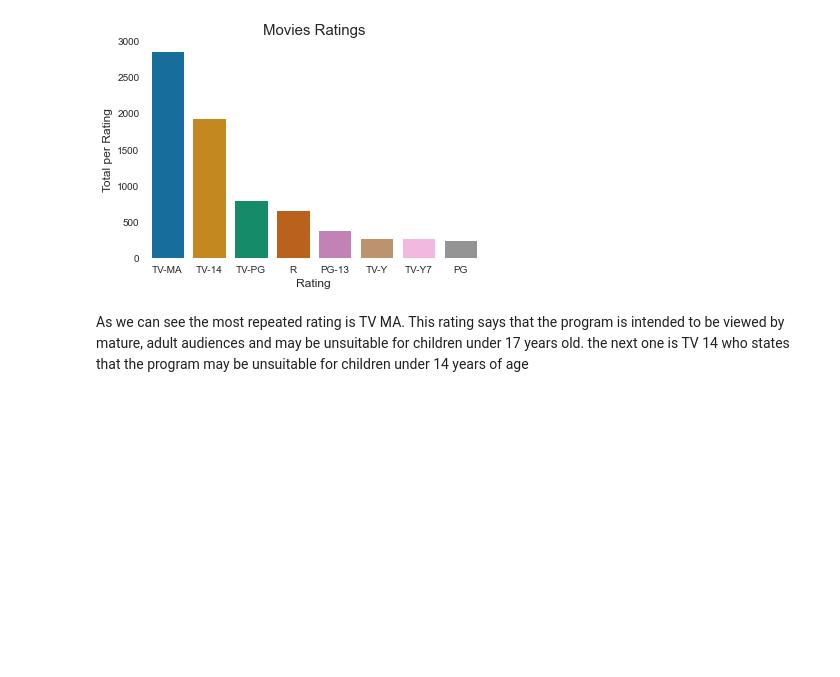
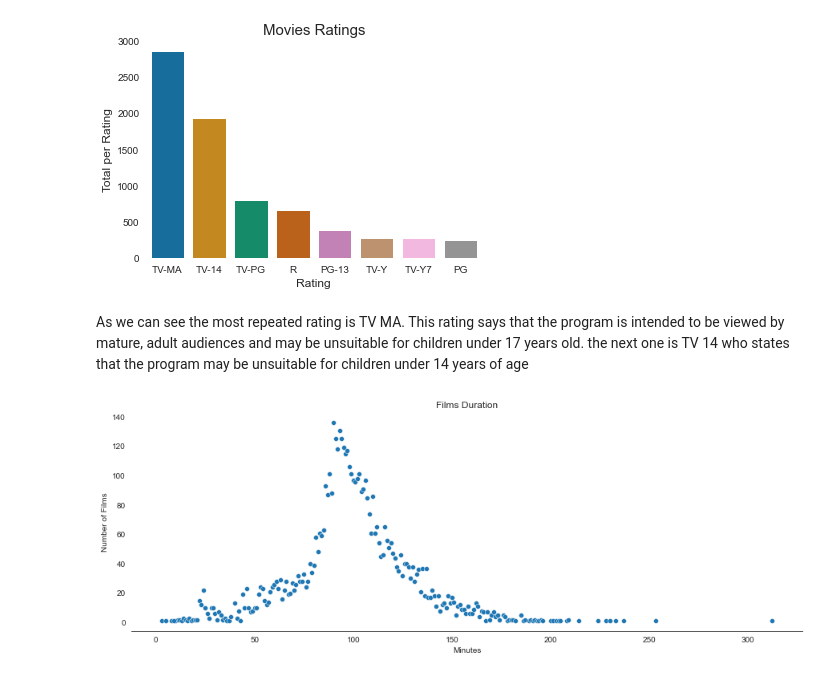
Before and after one commit to martinnss/Netflix-EDA, a Jupyter notebook: netflix.ipynb, the cells around one changed output. Drawn from its saved outputs; the diff is of its cells as text; code cells hidden in the pictures; blank space fills up the shorter version.

```diff
--- a/netflix.ipynb
+++ b/netflix.ipynb
@@ -264,3 +250,26 @@ plt.show()
 [figure]
 # %% [markdown]
 As we can see the most repeated rating is TV MA. This rating says that the program is intended to be viewed by mature, adult audiences and may be unsuitable for children under 17 years old. the next one is TV 14 who states that the program may be unsuitable for children under 14 years of age
+# %%
+#Function to split the duration column
+def duration_df(df):
+    new_df = df.groupby(['duration']).agg({'show_id': 'count'}).reset_index()
+    new_df = new_df[new_df['show_id'] != 0]
+    new_df.columns = ['duration', 'counts']
+    new_df = new_df.sort_values('duration')
+    return new_df
+# %%
+#Get the values of the films
+movies=duration_df(data[data['type']=='Movie'])
+movies['duration']=movies['duration'].str.replace(r'\D', '',regex=True).astype(int)
+movies.sort_values(by='duration')
+
+#plot the values of the films
+plt.figure(figsize=(15,5))
+movplot=sns.scatterplot(data=movies,x='duration',y='counts')
+sns.despine(left=True)
+movplot.set_title('Films Duration')
+movplot.set(ylabel='Number of Films',xlabel='Minutes')
+plt.show()
+# %% [output]
+[figure, added]
```
Also changed, not shown: parts of 21 cells of this notebook.
